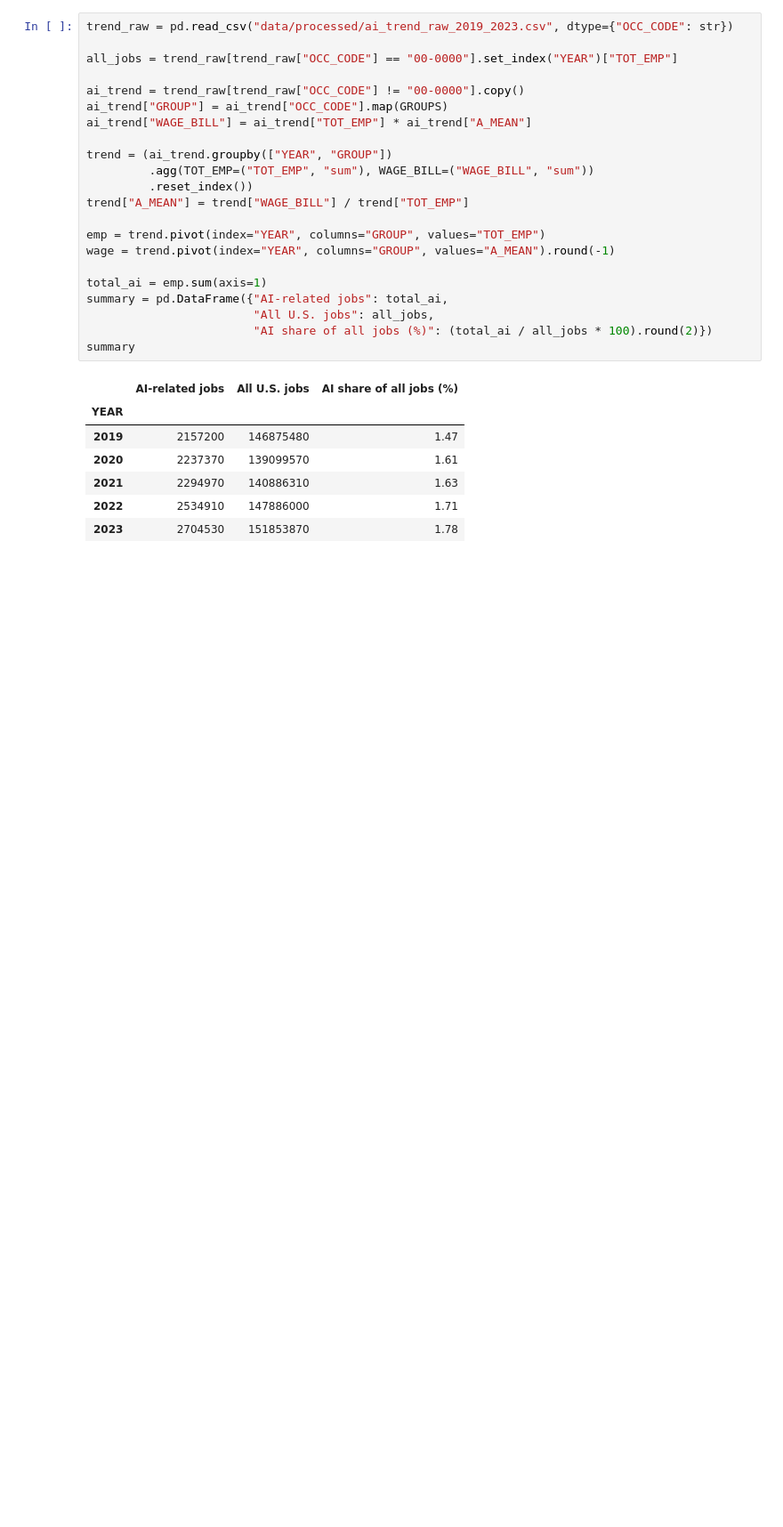
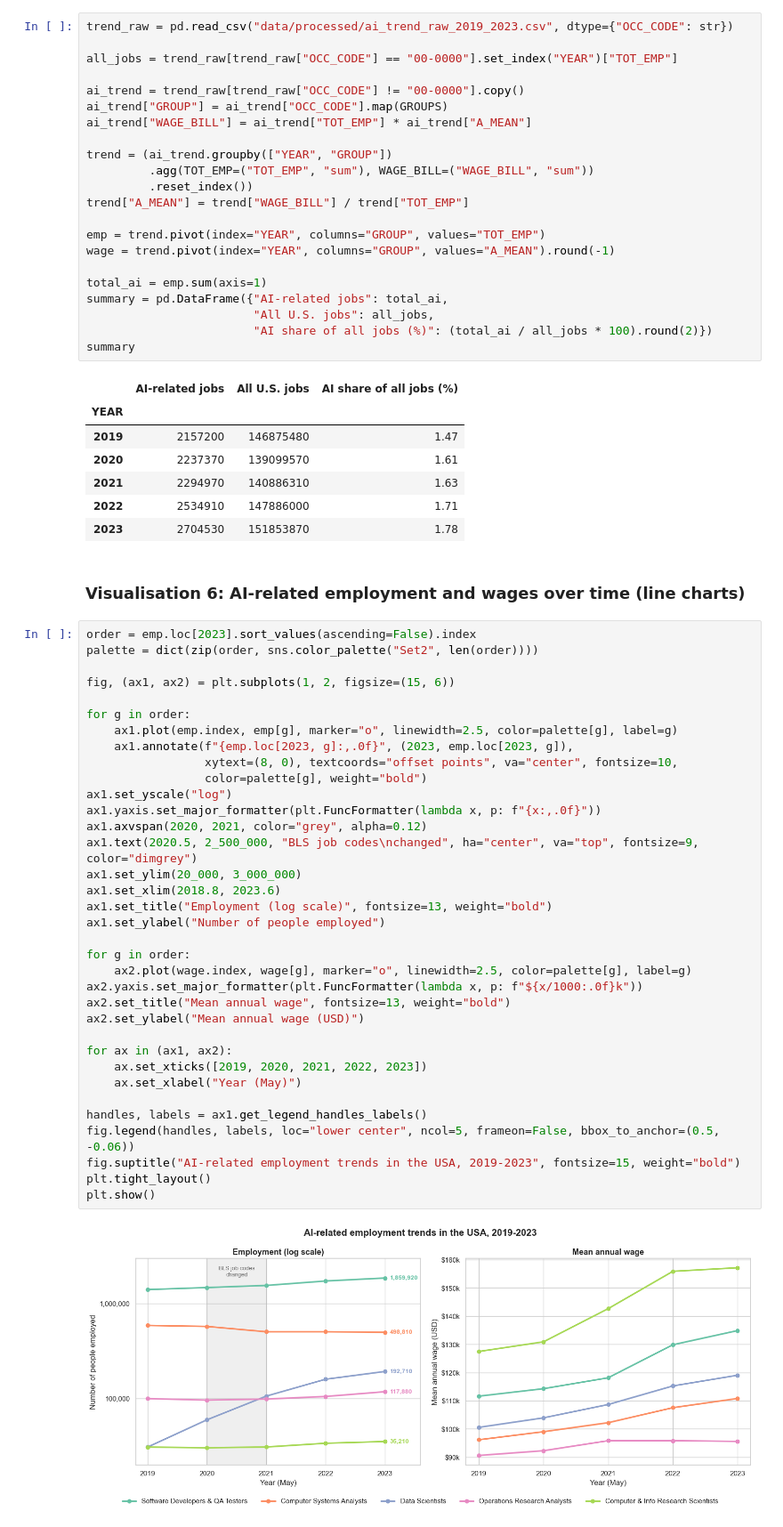
Before and after one commit to Enne08/ai-employment-analysis, a Jupyter notebook: ai_employment_analysis.ipynb, the cells around one changed output. Shown at 89% size. Saved outputs shown, nothing was run; the diff lists cells and outputs as text; blank space fills up the shorter version.

Commit message:
add line charts of AI employment and wage trends 2019-2023

```diff
--- a/ai_employment_analysis.ipynb
+++ b/ai_employment_analysis.ipynb
@@ -533,3 +533,42 @@ summary
 | 2021 | 2294970 | 140886310 | 1.63 |
 | 2022 | 2534910 | 147886000 | 1.71 |
 | 2023 | 2704530 | 151853870 | 1.78 |
+# %% [markdown]
+### Visualisation 6: AI-related employment and wages over time (line charts)
+# %%
+order = emp.loc[2023].sort_values(ascending=False).index
+palette = dict(zip(order, sns.color_palette("Set2", len(order))))
+
+fig, (ax1, ax2) = plt.subplots(1, 2, figsize=(15, 6))
+
+for g in order:
+    ax1.plot(emp.index, emp[g], marker="o", linewidth=2.5, color=palette[g], label=g)
+    ax1.annotate(f"{emp.loc[2023, g]:,.0f}", (2023, emp.loc[2023, g]),
+                 xytext=(8, 0), textcoords="offset points", va="center", fontsize=10,
+                 color=palette[g], weight="bold")
+ax1.set_yscale("log")
+ax1.yaxis.set_major_formatter(plt.FuncFormatter(lambda x, p: f"{x:,.0f}"))
+ax1.axvspan(2020, 2021, color="grey", alpha=0.12)
+ax1.text(2020.5, 2_500_000, "BLS job codes\nchanged", ha="center", va="top", fontsize=9, color="dimgrey")
+ax1.set_ylim(20_000, 3_000_000)
+ax1.set_xlim(2018.8, 2023.6)
+ax1.set_title("Employment (log scale)", fontsize=13, weight="bold")
+ax1.set_ylabel("Number of people employed")
+
+for g in order:
+    ax2.plot(wage.index, wage[g], marker="o", linewidth=2.5, color=palette[g], label=g)
+ax2.yaxis.set_major_formatter(plt.FuncFormatter(lambda x, p: f"${x/1000:.0f}k"))
+ax2.set_title("Mean annual wage", fontsize=13, weight="bold")
+ax2.set_ylabel("Mean annual wage (USD)")
+
+for ax in (ax1, ax2):
+    ax.set_xticks([2019, 2020, 2021, 2022, 2023])
+    ax.set_xlabel("Year (May)")
+
+handles, labels = ax1.get_legend_handles_labels()
+fig.legend(handles, labels, loc="lower center", ncol=5, frameon=False, bbox_to_anchor=(0.5, -0.06))
+fig.suptitle("AI-related employment trends in the USA, 2019-2023", fontsize=15, weight="bold")
+plt.tight_layout()
+plt.show()
+# %% [output]
+[figure, added]
```
Also changed, not shown: parts of 1 cell of this notebook.
